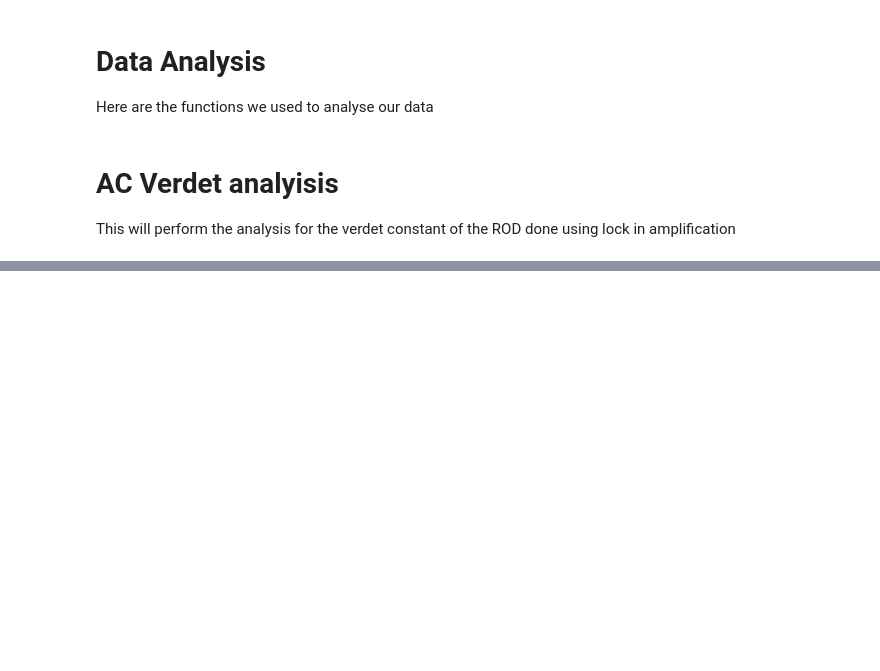
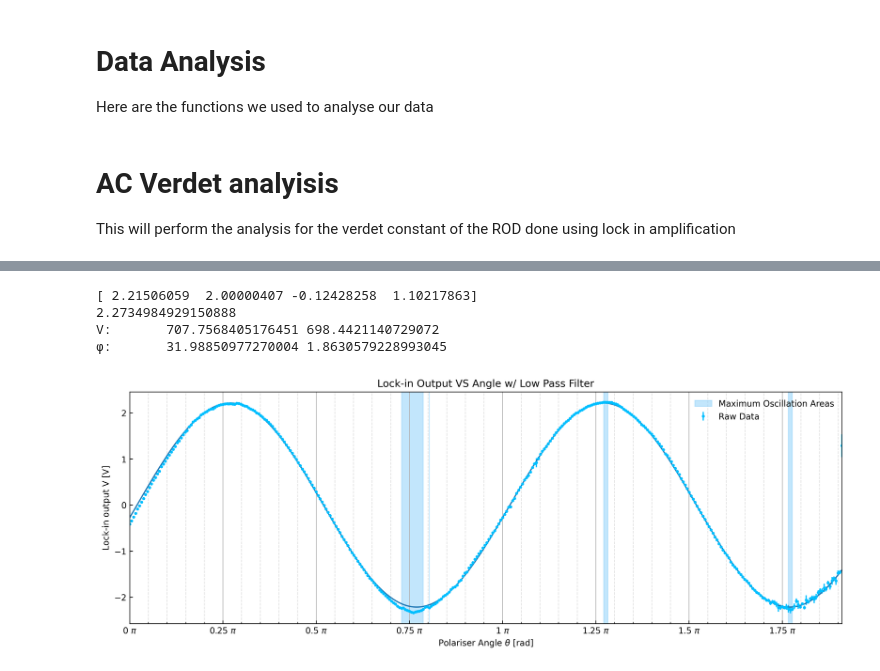
Before and after one commit to PanosEconomou/advanced-lab, a Jupyter notebook: 2.Faraday-Rotation/1.Lab-Data/7.FARADAY__Mar-29-2021__14-40-24/7.AC_ANALYSIS.ipynb, the cells around one changed output, grey strips where cells are left out. Saved outputs shown, nothing was run; the diff lists cells and outputs as text; code cells hidden in the pictures; blank space fills up the shorter version.

```diff
--- a/2.Faraday-Rotation/1.Lab-Data/7.FARADAY__Mar-29-2021__14-40-24/7.AC_ANALYSIS.ipynb
+++ b/2.Faraday-Rotation/1.Lab-Data/7.FARADAY__Mar-29-2021__14-40-24/7.AC_ANALYSIS.ipynb
@@ -256,0 +283,65 @@ V:       22.960382524620833 32.72151573695468
+# %%
+# Set the directory with the measurements
+directory = 'AC_VERDET_ROD_LPF'
+
+# Set the parameters of the experiment
+params = {
+    'P_max'        : 1e-3,           # Laser source power in W
+    'R_sensor'     : 1e+3,           # Sensor Resistance in Ω
+    'K_sensor'     : 0.6,            # Sensor Responsivity in A/W
+    'G_preamp'     : 10,             # Preamplifier Gain
+    'G_filter'     : 10,             # Low Pass filter Gain
+    'G_lock_in'    : 20,             # Lock in Gain
+    'K_lock_in'    : 1/2,            # Lock in Constant
+    'G_lp_amp'     : 20,             # Lock in, low pass amplifier gain
+    'K_solenoid'   : 0.011,          # Solenoid constant in T/A
+    'Length'       : 10.175e-2,      # Material length in the solenoid in m
+    'Sigma_L'      : 0.005e-2,       # Uncertainty in Length in m
+    'Correction'   : pol_angle       # Correction angle to account for the difference of the polarizers
+}
+angles = np.linspace(0,360,360,dtype=int)
+avg = 0.999
+
+# Get the relevant data
+voltage, voltage_std, angles = voltage_vs_angle(directory=directory)
+angles = np.linspace(0,angle_correction,360)
+# voltage -= np.mean(voltage[int(0*angle_correction/360):int(180*angle_correction/360)])
+current, current_std, time = get_current_ac(angles=angles,directory=directory)
+
+# print_setup(directory)          # Print the setup for the particular experiment
+
+# Fit the data
+N = 50
+fit_angles = np.zeros(len(angles)*N)
+for n in range(N):
+    for i in range(len(angles)):
+        fit_angles[n*len(angles)+i] = angles[i]/180*np.pi + 2*np.pi*n
+
+fit_voltage = np.tile(voltage,N)
+
+fit = lambda theta, a,b,c,d: a*np.sin(b*theta + c) + d
+
+pars, pcov = curve_fit(fit,fit_angles,fit_voltage,p0=[2,2,-pol_angle_rad,0],\
+                      )#bounds=([0,0.5,-0.3,0],[4.2,5,0.3,4]))
+
+errors = [(pcov[i][i])**0.5 for i in range(len(pars))]
+print(pars)
+voltage-=pars[-1]
+
+# Plot the voltage VS angle curve
+fig,ax = plot_VA(angles=angles,V=voltage,V_std=voltage_std,directory=directory,average=avg,\
+                 title='Lock-in Output VS Angle w/ Low Pass Filter')
+
+ax.plot(angles/180, fit(angles/180*np.pi,*pars)-pars[-1])
+
+# Calculate Verdet constant
+V,V_std, Phi,Phi_std = calc_verdet_ac(voltage,voltage_std,current,current_std,average=avg,params=params)
+
+print("V:\t",V*np.pi/180,V_std*np.pi/180) # 21.0 rad/Tm
+print("φ:\t",Phi,Phi_std)
+# %% [output]
+[ 2.21506059  2.00000407 -0.12428258  1.10217863]
+2.2734984929150888
+V:       707.7568405176451 698.4421140729072
+φ:       31.98850977270004 1.8630579228993045
+[figure, added]
```
Also changed, not shown: parts of 7 cells of this notebook, 1 other file.
